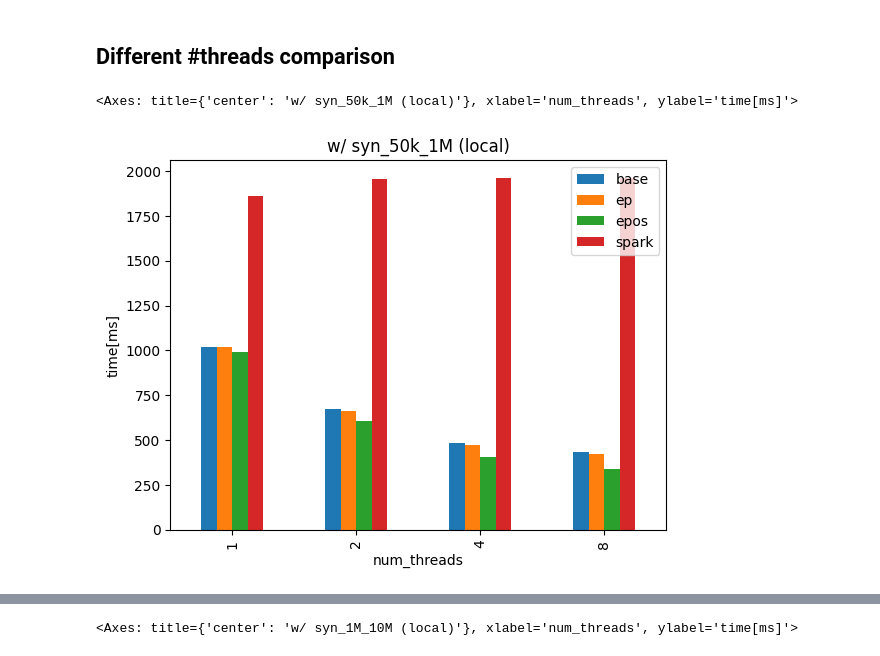
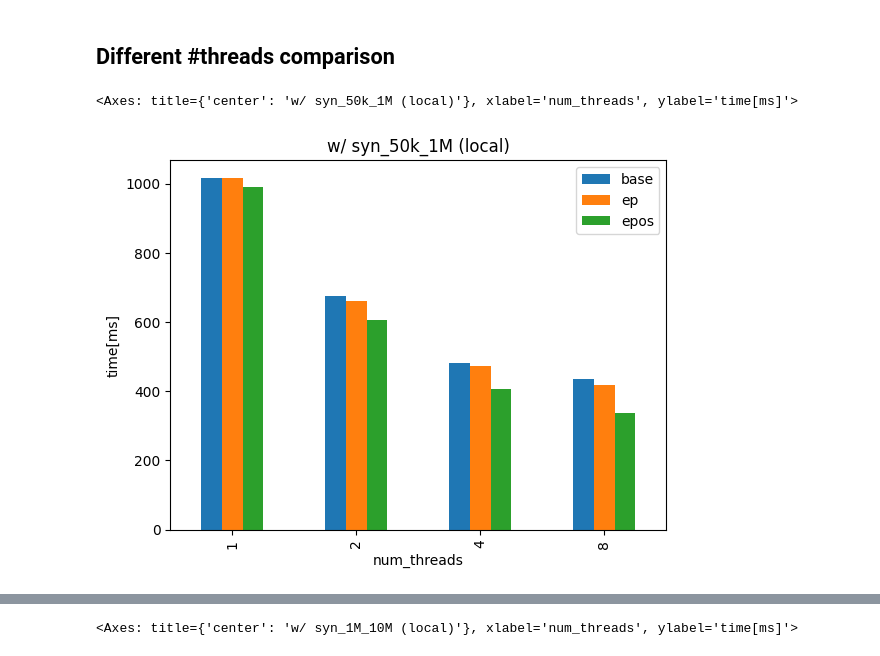
Before and after one commit to dSampietro/Rusty-CRACKER, a Jupyter notebook: plotting/nbk.ipynb, the cells around one changed output, grey strips where cells are left out. Cells and saved outputs as stored; diff of their text form; code cells hidden in the pictures.

```diff
--- a/plotting/nbk.ipynb
+++ b/plotting/nbk.ipynb
@@ -6,8 +6,9 @@ import matplotlib.pyplot as plt
 # %%
 info = pd.read_csv("syn_50k_1M_diffThread.csv")
 
 info\
+    .drop(columns=["spark"])\
     .plot(x="num_threads", ylabel="time[ms]", kind="bar", stacked=False, title="w/ syn_50k_1M (local)")
 # %% [output]
 <Axes: title={'center': 'w/ syn_50k_1M (local)'}, xlabel='num_threads', ylabel='time[ms]'>
-[figure, old version]
+[figure, new version]
```
Also changed, not shown: parts of 5 cells of this notebook.
